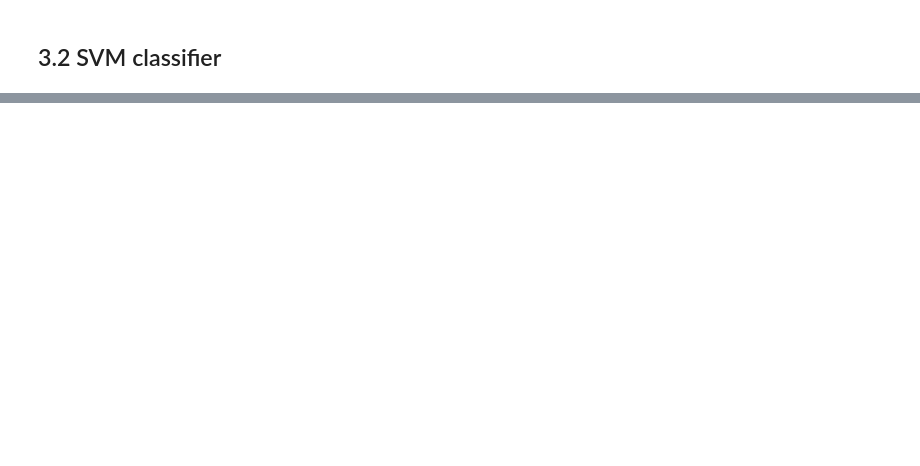
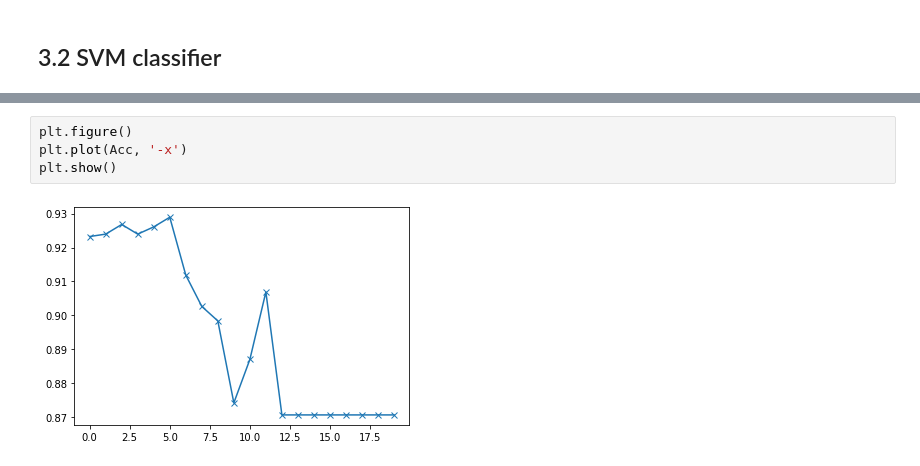
Before and after one commit to keshuw726/CS532-Course-Project, a Jupyter notebook: code/CS532_Project_Asteroids_Classification.ipynb, the cells around one changed output, grey strips where cells are left out. Saved outputs shown, nothing was run; the diff lists cells and outputs as text; blank space fills up the shorter version.

```diff
--- a/code/CS532_Project_Asteroids_Classification.ipynb
+++ b/code/CS532_Project_Asteroids_Classification.ipynb
@@ -549,0 +811,6 @@ Average accuracy:  0.9068230277185503
+# %%
+plt.figure()
+plt.plot(Acc, '-x')
+plt.show()
+# %% [output]
+[figure, added]
```
Also changed, not shown: parts of 17 cells of this notebook.
